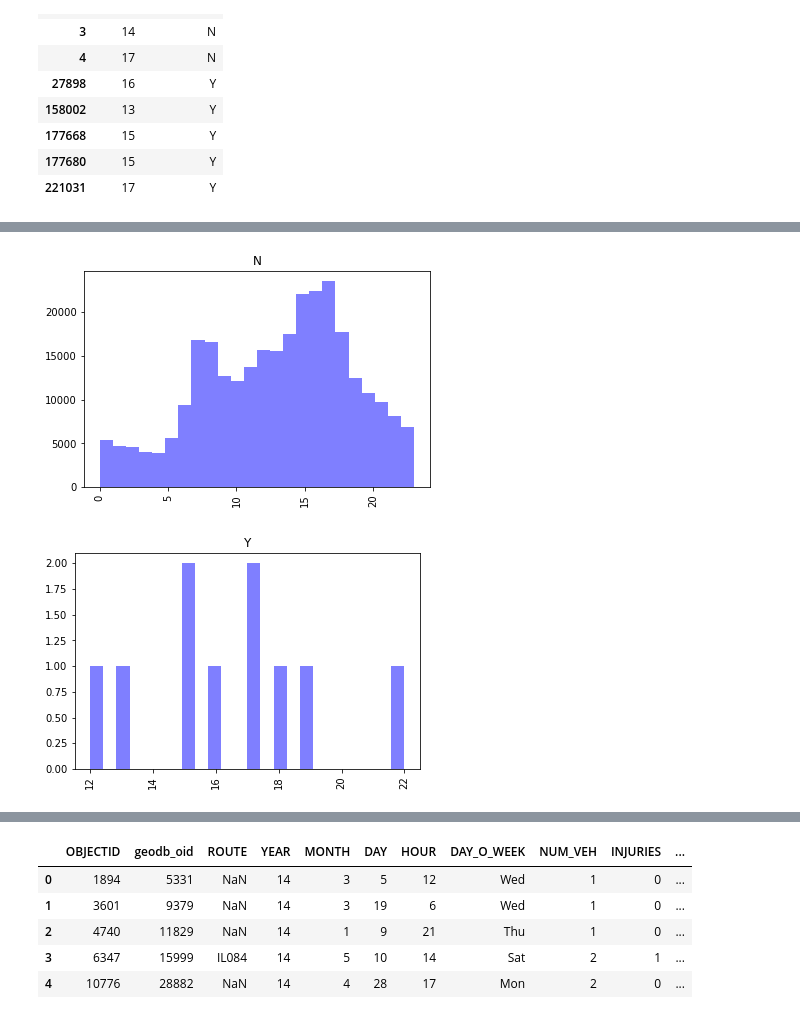
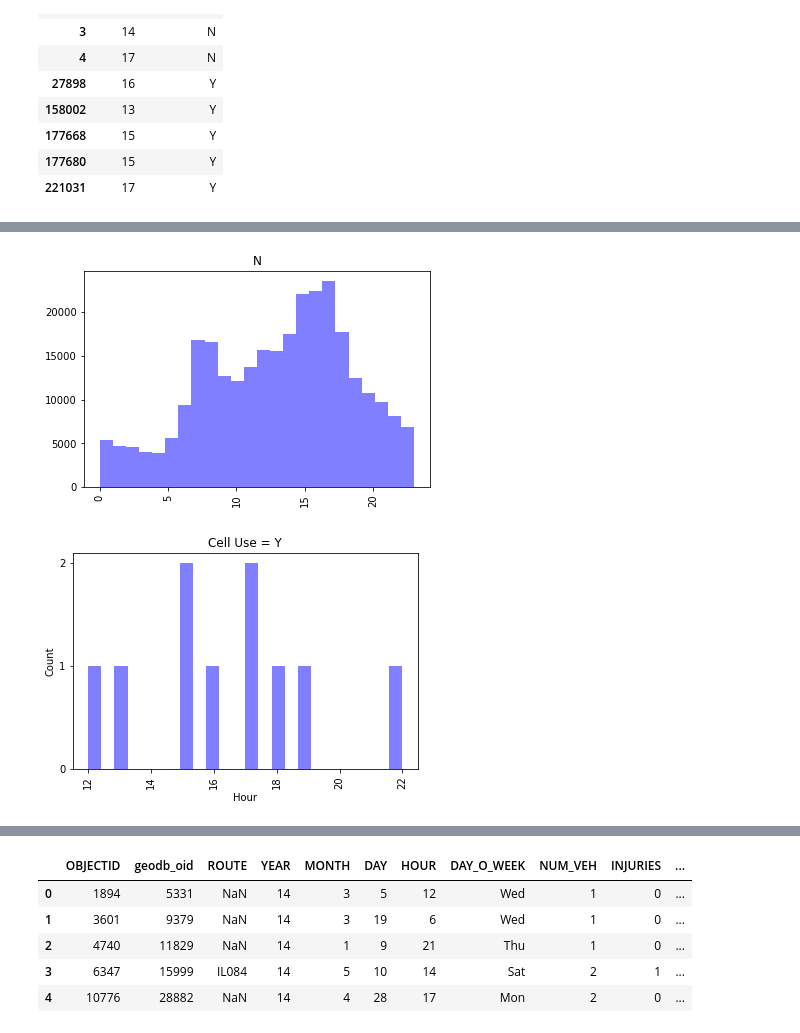
Before and after one commit to kumar-narayanan/w200-final-project, a Jupyter notebook: crash_data_trend_analysis.ipynb, the cells around one changed output, grey strips where cells are left out. Saved outputs shown, nothing was run; the diff lists cells and outputs as text; code cells hidden in the pictures.

```diff
--- a/crash_data_trend_analysis.ipynb
+++ b/crash_data_trend_analysis.ipynb
@@ -79,8 +89,12 @@ AttributeError: 'DataFrameGroupBy' object has no attribute 'groupby'
 # %%
-cu.hist(by = 'CellPhoneU', bins = 24, label = 'Y', alpha = 0.5, color = 'b' )
+cu.hist(by = 'CellPhoneU', bins = 24, label = 'N', alpha = 0.5, color = 'b' )
+plt.yticks(range(0,3))
+plt.xlabel("Hour")
+plt.ylabel("Count")
+plt.title("Cell Use = Y")
 plt.show()
 # %% [output]
 [figure]
-[figure, old version]
+[figure, new version]
 # %%
 eu.hist(by = 'ExceedSpee', bins = 24, label = 'Y', alpha = 0.5, color = 'b' )
```
Also changed, not shown: parts of 8 cells of this notebook.
